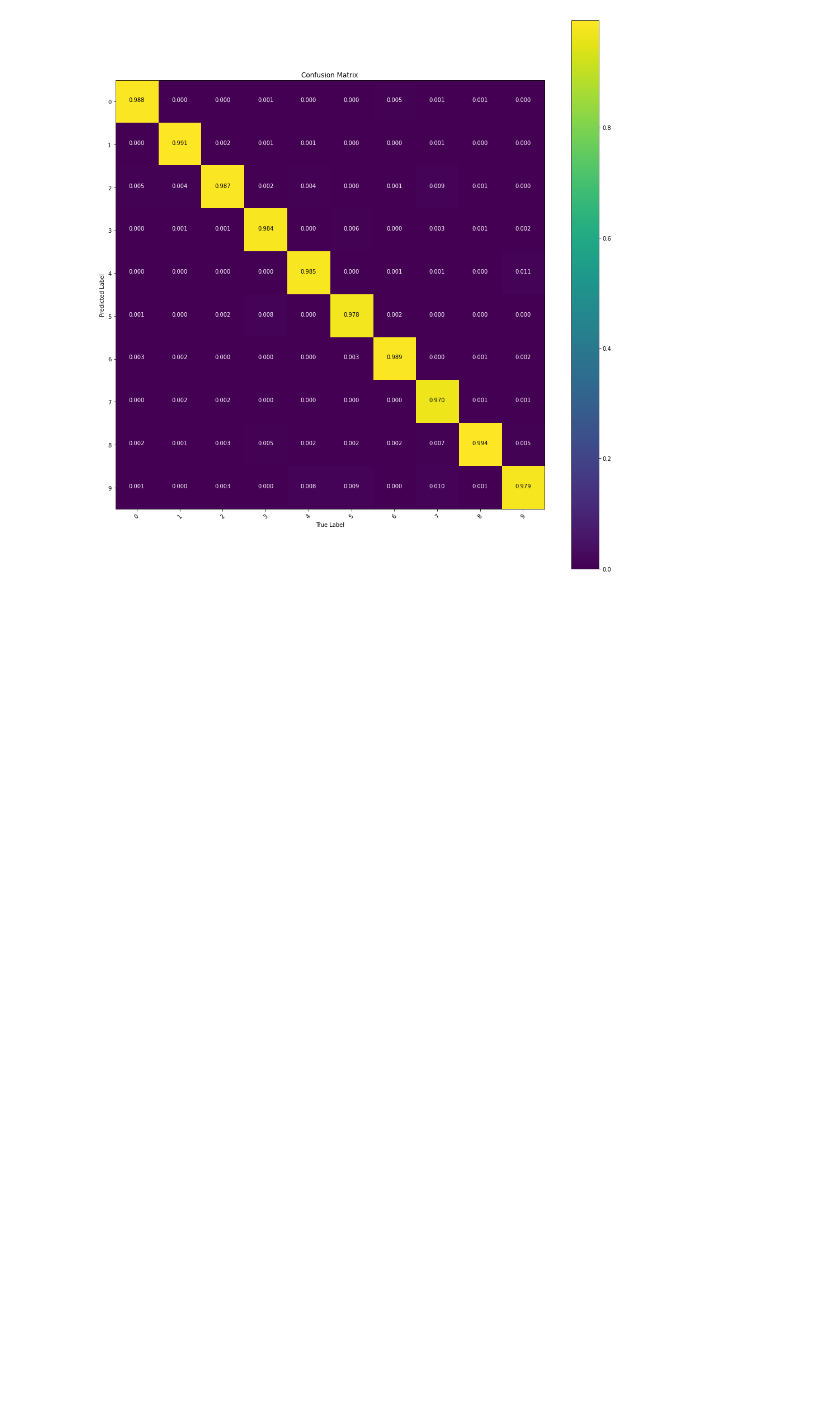
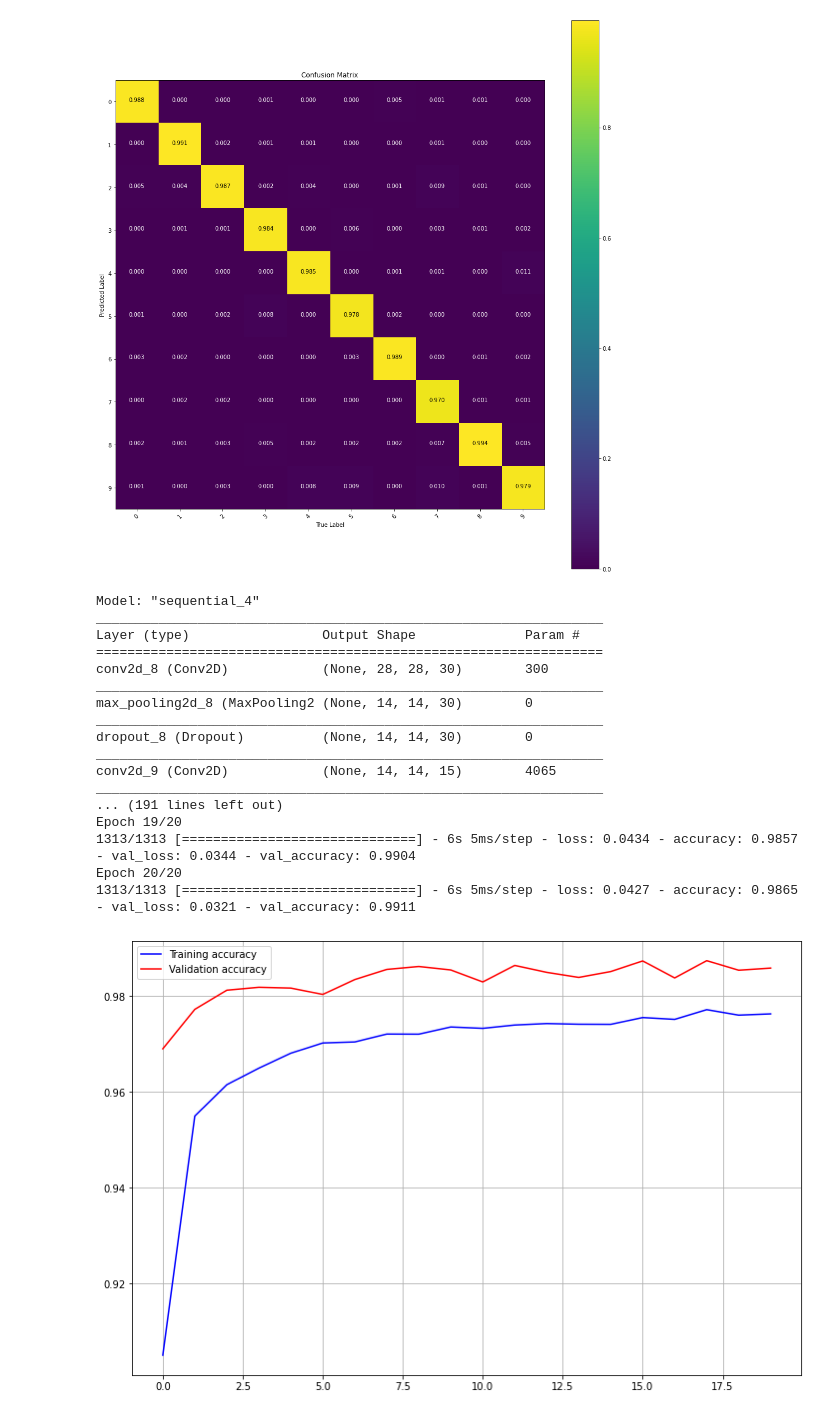
Before and after one commit to mallen-11/math-problem-solver, a Jupyter notebook: Notebooks/Confusion_Matrix_CNN.ipynb, the cells around one changed output. Saved outputs shown, nothing was run; the diff lists cells and outputs as text; code cells hidden in the pictures; blank space fills up the shorter version.

```diff
--- a/Notebooks/Confusion_Matrix_CNN.ipynb
+++ b/Notebooks/Confusion_Matrix_CNN.ipynb
@@ -44,8 +44,8 @@ X_train.shape, X_test.shape
 # %% [markdown]
 Now we can begin our function to build our CNN. We do this to be able to run the CNN multiple times with different parameters.
 # %%
-def build_model(conv_layers, pool_layers, epochs, X_train, y_train):
-  cnn_model = build_cnn(conv_layers, pool_layers)
+def build_model(conv_layers, pool_layers, epochs, X_train, y_train,k):
+  cnn_model = build_cnn(conv_layers, pool_layers,k)
 
 
 
@@ -189,3 +190,27 @@ Epoch 30/30
 <tensorflow.python.keras.callbacks.History at 0x...>
 [figure]
 [figure]
+# %%
+k=3
+for i in range(0,3):
+  build_model(conv_layers=2, pool_layers=2, epochs=20, X_train=X_train, y_train=y_train,k=k)
+  k=k+2
+# %% [output]
+Model: "sequential_4"
+_________________________________________________________________
+Layer (type)                 Output Shape              Param #
+=================================================================
+conv2d_8 (Conv2D)            (None, 28, 28, 30)        300
+_________________________________________________________________
+max_pooling2d_8 (MaxPooling2 (None, 14, 14, 30)        0
+_________________________________________________________________
+dropout_8 (Dropout)          (None, 14, 14, 30)        0
+_________________________________________________________________
+conv2d_9 (Conv2D)            (None, 14, 14, 15)        4065
+_________________________________________________________________
+... (191 lines left out)
+Epoch 19/20
+1313/1313 [==============================] - 6s 5ms/step - loss: 0.0434 - accuracy: 0.9857 - val_loss: 0.0344 - val_accuracy: 0.9904
+Epoch 20/20
+1313/1313 [==============================] - 6s 5ms/step - loss: 0.0427 - accuracy: 0.9865 - val_loss: 0.0321 - val_accuracy: 0.9911
+[figure, added]
```
Also changed, not shown: parts of 3 cells of this notebook.
